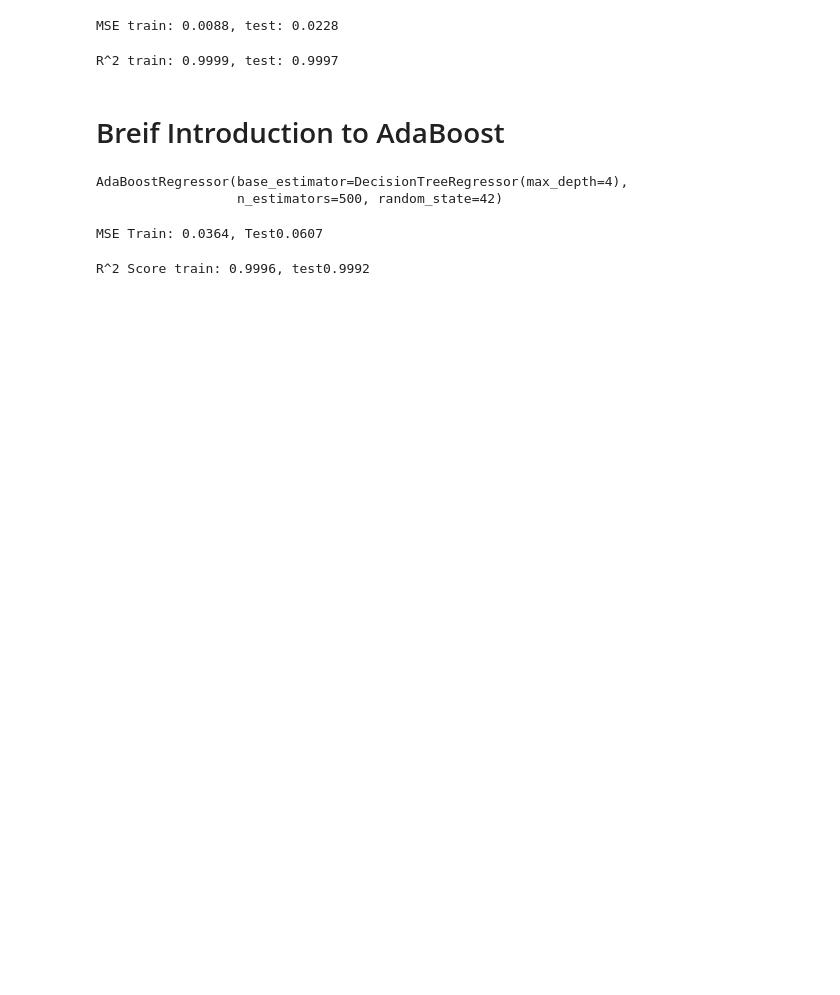
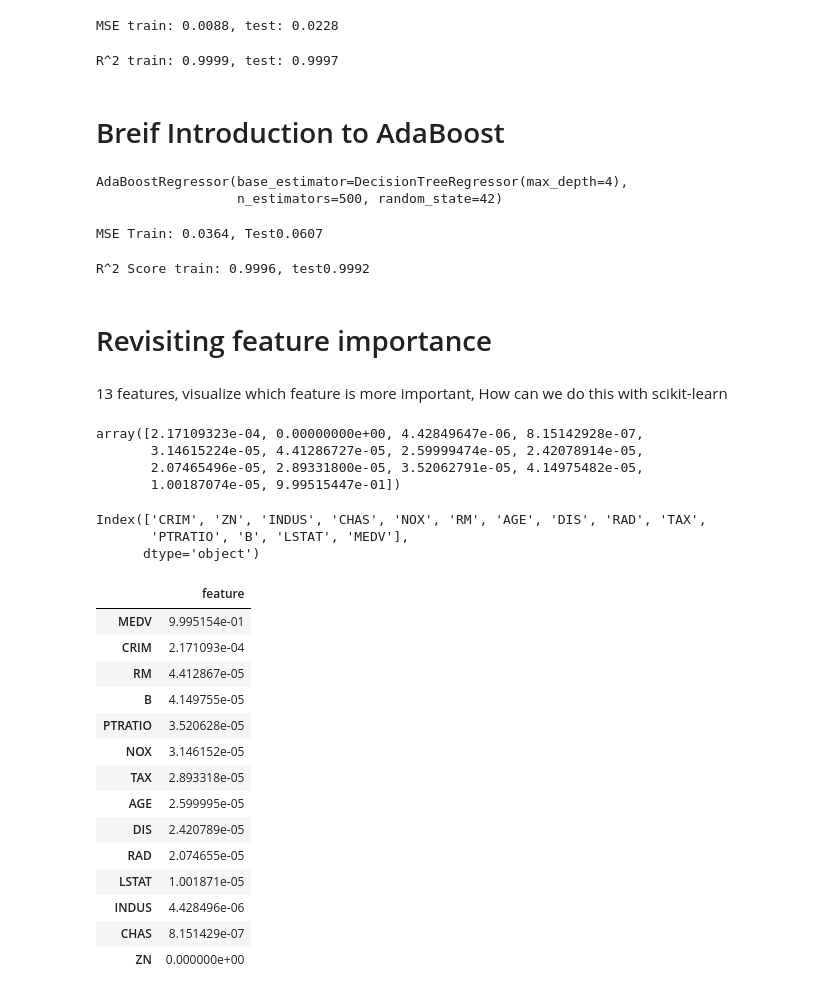
Before and after one commit to taareek/machine_learning, a Jupyter notebook: bonston_housing_project/Non Linear Relationship.ipynb, the cells around one changed output. Cells and saved outputs as stored; diff of their text form; code cells hidden in the pictures; blank space fills up the shorter version.

```diff
--- a/bonston_housing_project/Non Linear Relationship.ipynb
+++ b/bonston_housing_project/Non Linear Relationship.ipynb
@@ -184,3 +184,22 @@ print("R^2 Score train: {0:.4f}, test{1:.4f}".\
            r2_score(Y_test, test_pred_ada)))
 # %% [output]
 R^2 Score train: 0.9996, test0.9992
+# %% [markdown]
+# Revisiting feature importance
+# %% [markdown]
+13 features, visualize which feature is more important, How can we do this with scikit-learn
+# %%
+# gettting feature importance
+ada.feature_importances_
+# %% [output]
+array([2.17109323e-04, 0.00000000e+00, 4.42849647e-06, 8.15142928e-07,
+       3.14615224e-05, 4.41286727e-05, 2.59999474e-05, 2.42078914e-05,
+       2.07465496e-05, 2.89331800e-05, 3.52062791e-05, 4.14975482e-05,
+       1.00187074e-05, 9.99515447e-01])
+# %%
+# getting columns imformation
+df.columns
+# %% [output]
+Index(['CRIM', 'ZN', 'INDUS', 'CHAS', 'NOX', 'RM', 'AGE', 'DIS', 'RAD', 'TAX',
+       'PTRATIO', 'B', 'LSTAT', 'MEDV'],
+      dtype='object')
@@ -186,0 +210,19 @@ R^2 Score train: 0.9996, test0.9992
+# %%
+# sorting
+result.sort_values(by= 'feature', ascending= False)
+# %% [output]
+|  | feature |
+| MEDV | 9.995154e-01 |
+| CRIM | 2.171093e-04 |
+| RM | 4.412867e-05 |
+| B | 4.149755e-05 |
+| PTRATIO | 3.520628e-05 |
+| NOX | 3.146152e-05 |
+| TAX | 2.893318e-05 |
+| AGE | 2.599995e-05 |
+| DIS | 2.420789e-05 |
+| RAD | 2.074655e-05 |
+| LSTAT | 1.001871e-05 |
+| INDUS | 4.428496e-06 |
+| CHAS | 8.151429e-07 |
+| ZN | 0.000000e+00 |
```
Also changed, not shown: parts of 2 cells of this notebook.
